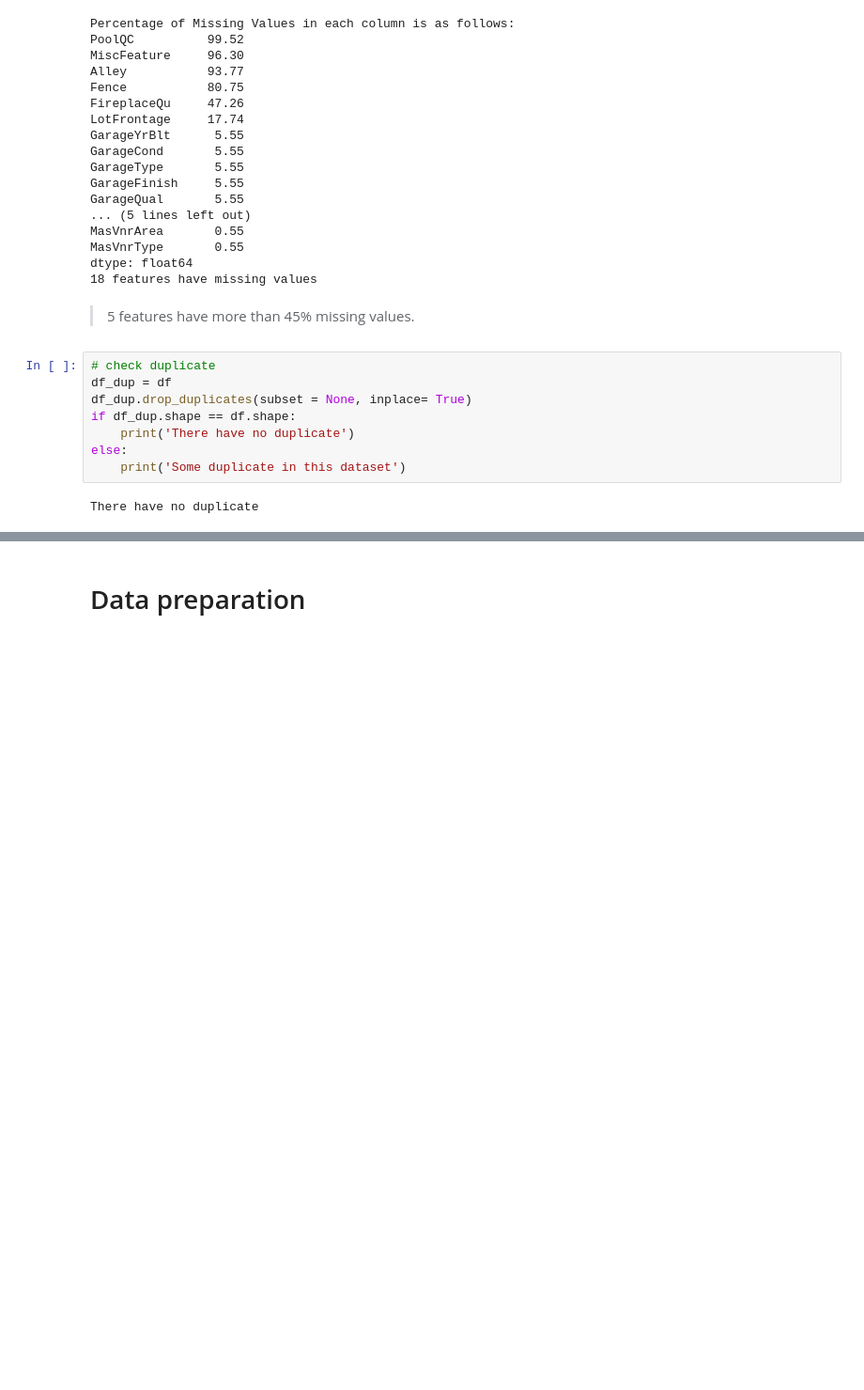
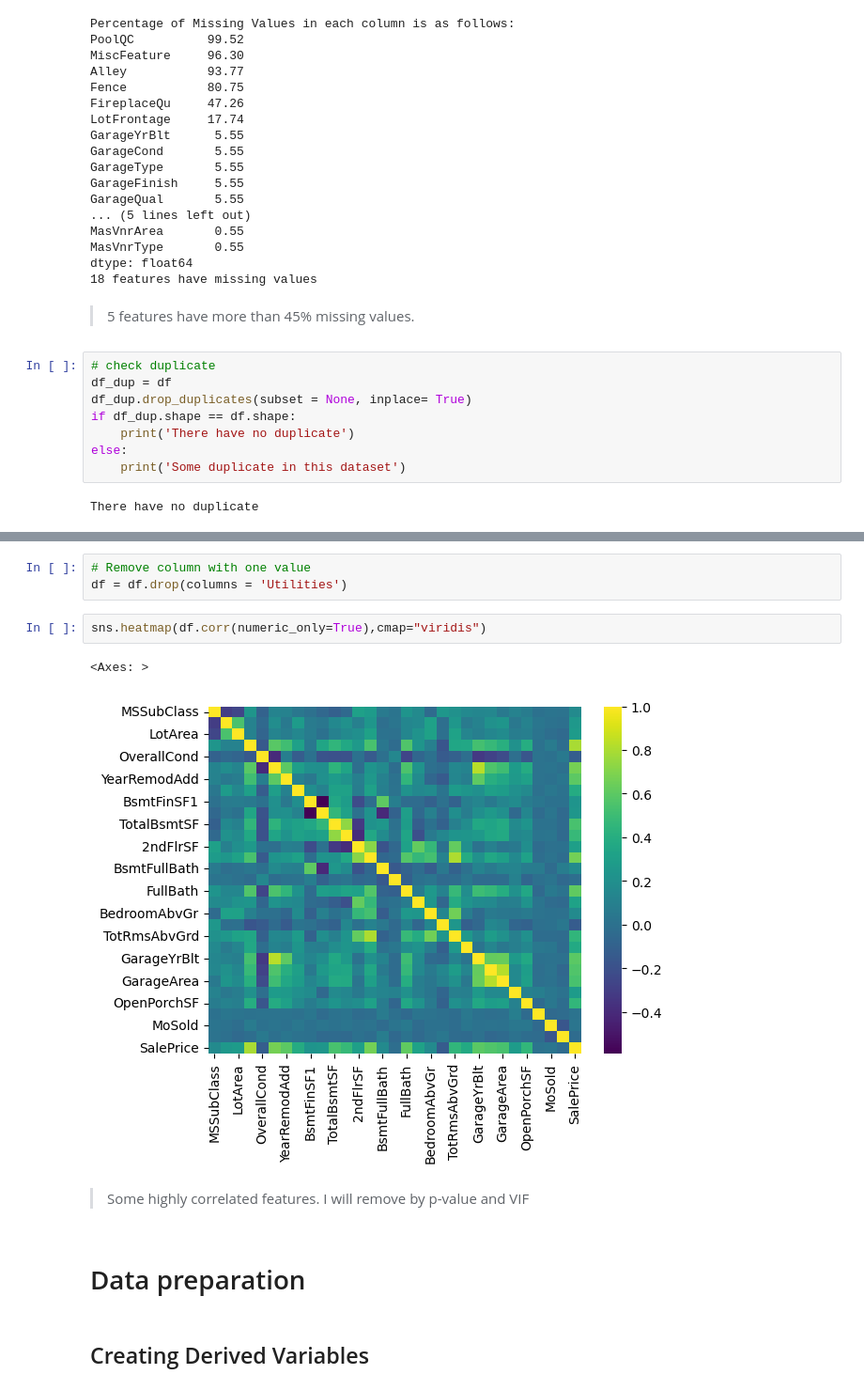
Before and after one commit to cuonghv0298/Advanced-Regression, a Jupyter notebook: house_predict.ipynb, the cells around one changed output, grey strips where cells are left out. Shown at 94% size. Cells and saved outputs as stored; diff of their text form; blank space fills up the shorter version.

```diff
--- a/house_predict.ipynb
+++ b/house_predict.ipynb
@@ -255,2 +323,14 @@ array([[<Axes: title={'center': 'Id'}>,
+# %%
+# Remove column with one value
+df = df.drop(columns = 'Utilities')
+# %%
+sns.heatmap(df.corr(numeric_only=True),cmap="viridis")
+# %% [output]
+<Axes: >
+[figure, added]
+# %% [markdown]
+> Some highly correlated features. I will remove by p-value and VIF
 # %% [markdown]
 # Data preparation
+# %% [markdown]
+## Creating Derived Variables
```
Also changed, not shown: parts of 67 cells of this notebook.
